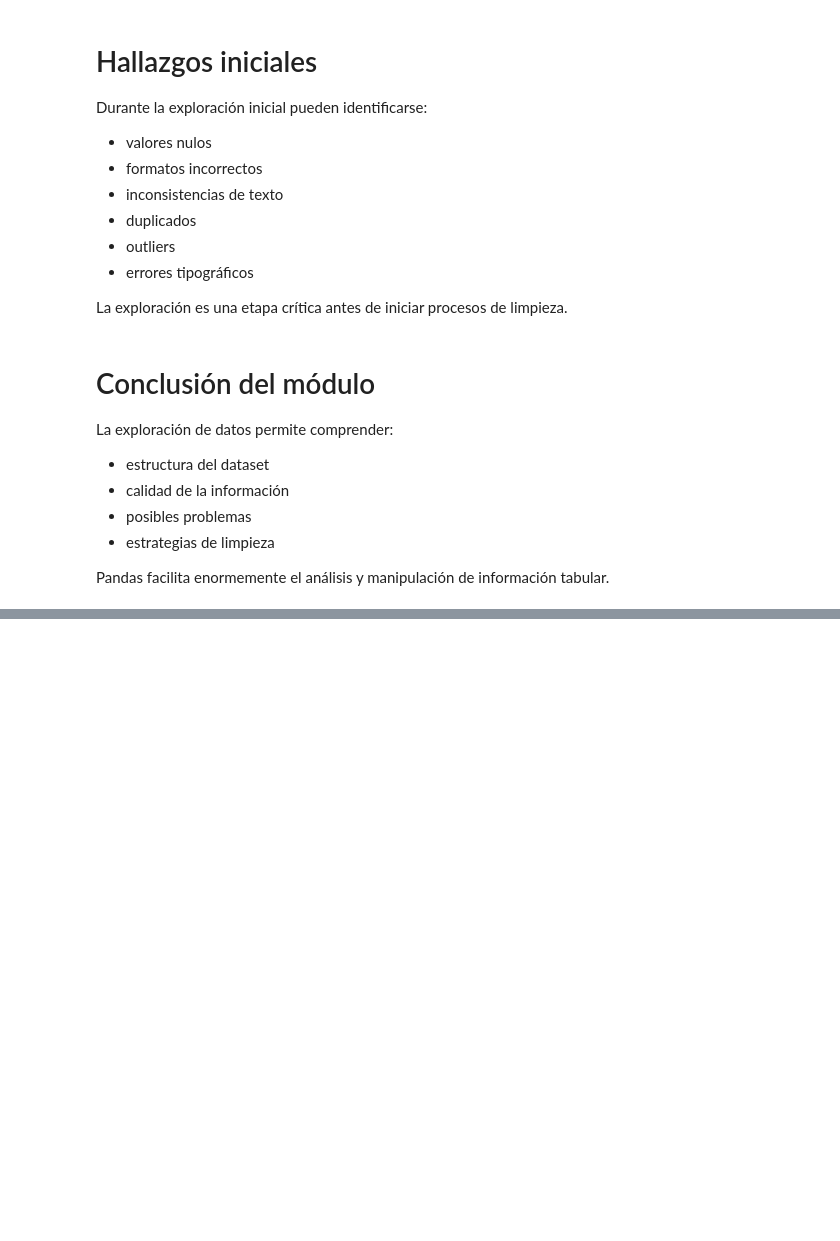
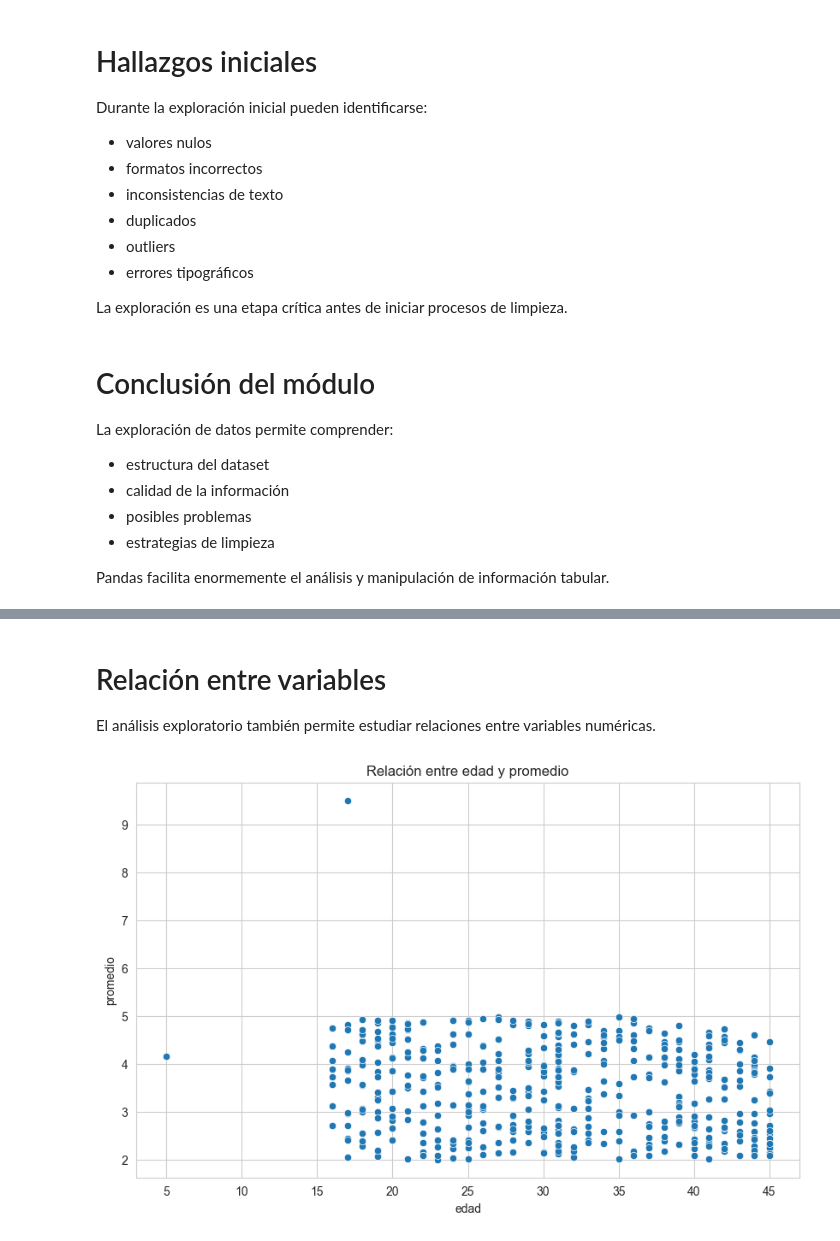
Before and after one commit to DoctoradoIngUD/Taller-limpieza-datos-python, a Jupyter notebook: notebooks/limpieza_datos.ipynb, the cells around one changed output, grey strips where cells are left out. Saved outputs shown, nothing was run; the diff lists cells and outputs as text; code cells hidden in the pictures; blank space fills up the shorter version.

```diff
--- a/notebooks/limpieza_datos.ipynb
+++ b/notebooks/limpieza_datos.ipynb
@@ -679,0 +1649,24 @@ Pandas facilita enormemente el análisis y manipulación de información tabular
+# %% [markdown]
+# Relación entre variables
+
+El análisis exploratorio también permite estudiar relaciones entre variables numéricas.
+# %%
+# ============================================
+# RELACIÓN ENTRE EDAD Y PROMEDIO
+# ============================================
+
+plt.figure(figsize=(10, 6))
+
+sns.scatterplot(
+    x='edad',
+    y='promedio',
+    data=df
+)
+
+plt.title(
+    'Relación entre edad y promedio'
+)
+
+plt.show()
+# %% [output]
+[figure, added]
```
Also changed, not shown: parts of 98 cells of this notebook, 3 other files.
